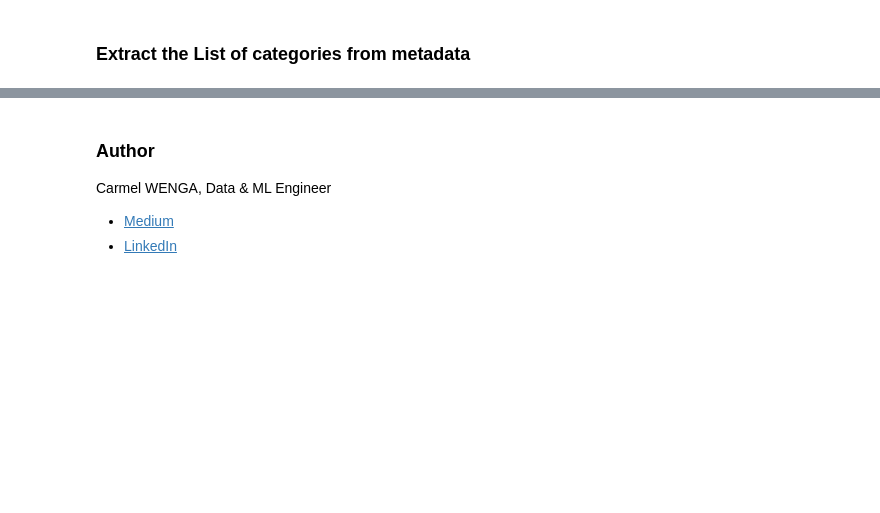
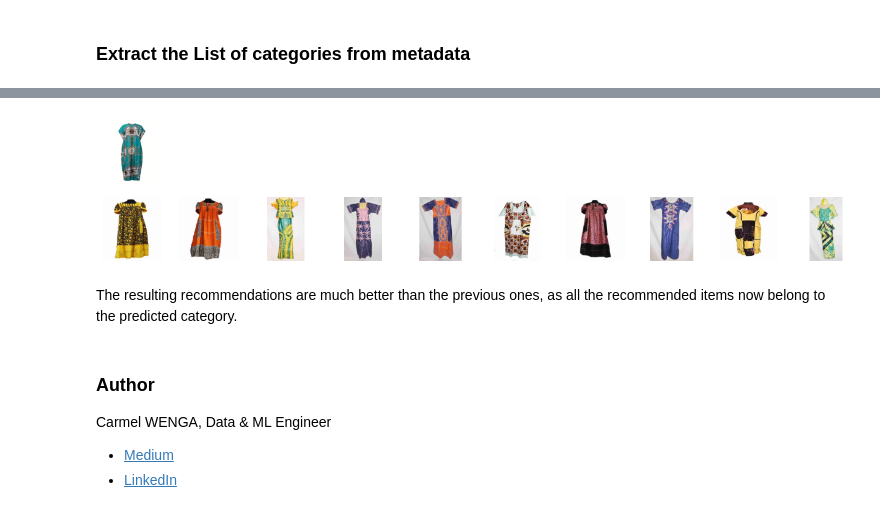
Before and after one commit to carmel-wenga/Image-Based-Recommendation-System, a Jupyter notebook: 02 - ResNet and Elasticsearch/src/IBRS and Search Engine.ipynb, the cells around one changed output, grey strips where cells are left out. Cells and saved outputs as stored; diff of their text form; code cells hidden in the pictures; blank space fills up the shorter version.

```diff
--- a/02 - ResNet and Elasticsearch/src/IBRS and Search Engine.ipynb
+++ b/02 - ResNet and Elasticsearch/src/IBRS and Search Engine.ipynb
@@ -542,3 +602,10 @@ classify_with_pdf(img_paths[0], pdf_ref)
+# %%
+knn_results = enhanced_image_based_search(img_paths[1])
+display_knn(knn_items=knn_results, src_img_path=img_paths[1])
+# %% [output]
+[figure, added]
+# %% [markdown]
+The resulting recommendations are much better than the previous ones, as all the recommended items now belong to the predicted category.
 # %% [markdown]
 ### Author
 Carmel WENGA, Data & ML Engineer
```
Also changed, not shown: parts of 18 cells of this notebook, 2 other files.
